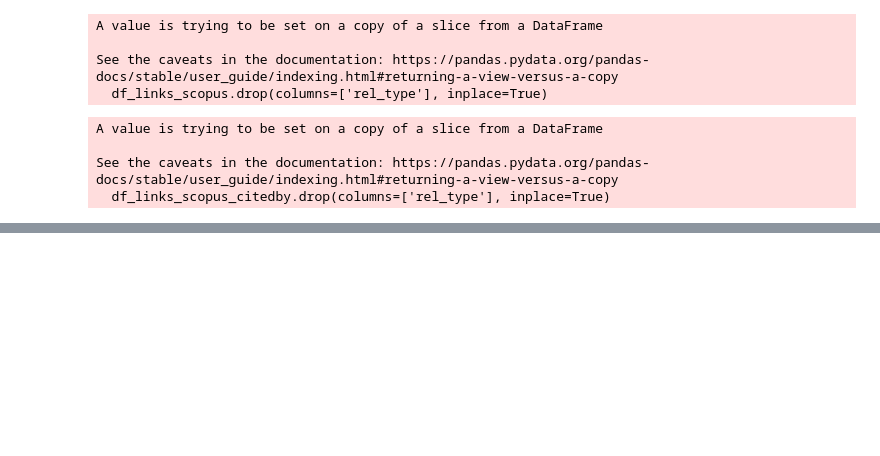
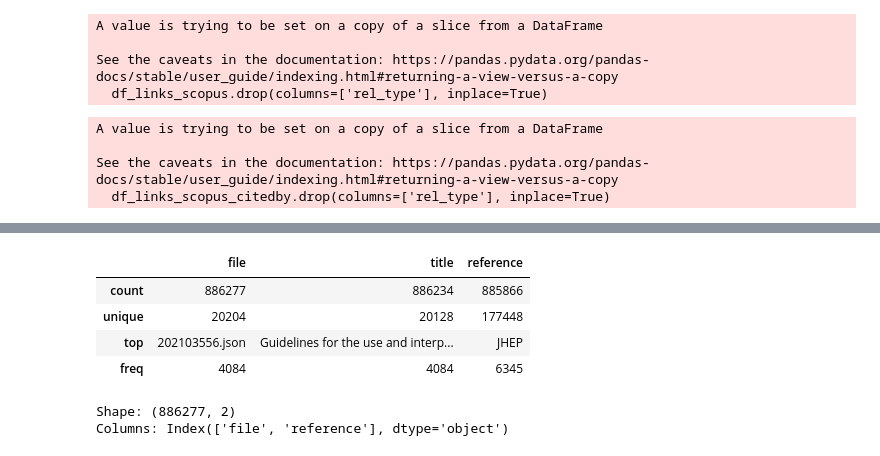
Before and after one commit to Yiwahpsp/Datasci-Project, a Jupyter notebook: raw-data-to-csv.ipynb, the cells around one changed output, grey strips where cells are left out. Drawn from its saved outputs; the diff is of its cells as text; code cells hidden in the pictures; blank space fills up the shorter version.

```diff
--- a/raw-data-to-csv.ipynb
+++ b/raw-data-to-csv.ipynb
@@ -692,0 +913,17 @@ See the caveats in the documentation: https://pandas.pydata.org/pandas-docs/stab
+# %%
+df_references = pd.read_csv('references/references_separate.csv')
+df_references.describe(include='all')
+# %% [output]
+|  | file | title | reference |
+| count | 886277 | 886234 | 885866 |
+| unique | 20204 | 20128 | 177448 |
+| top | 202103556.json | Guidelines for the use and interp... | JHEP |
+| freq | 4084 | 4084 | 6345 |
+# %%
+shape_df_references = df_references.shape
+columns_df_references = df_references.columns
+print('Shape:', shape_df_references)
+print('Columns:', columns_df_references)
+# %% [output]
+Shape: (886277, 2)
+Columns: Index(['file', 'reference'], dtype='object')
```
Also changed, not shown: parts of 13 cells of this notebook, 8 other files.
